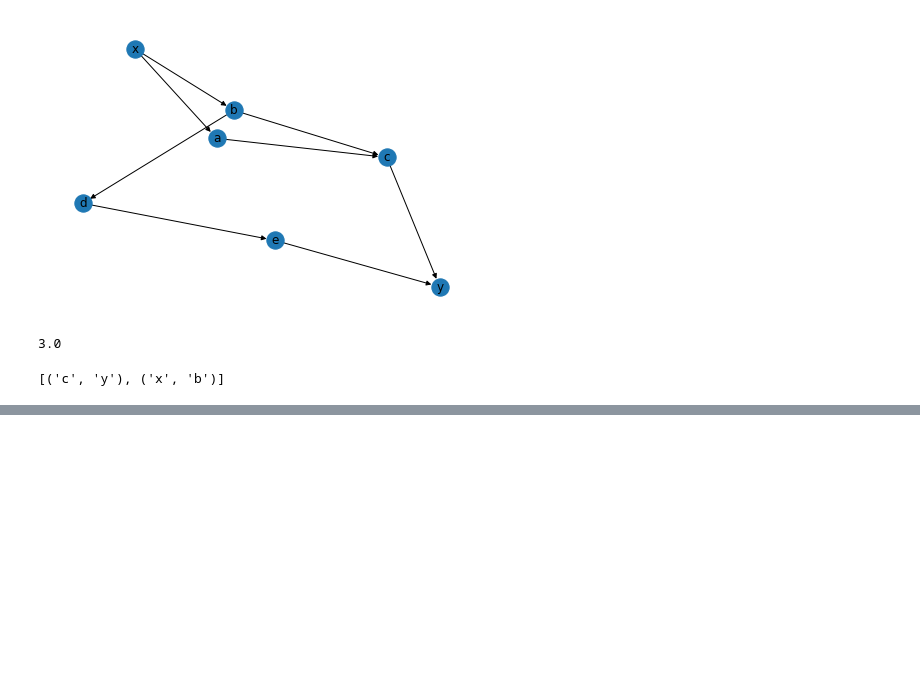
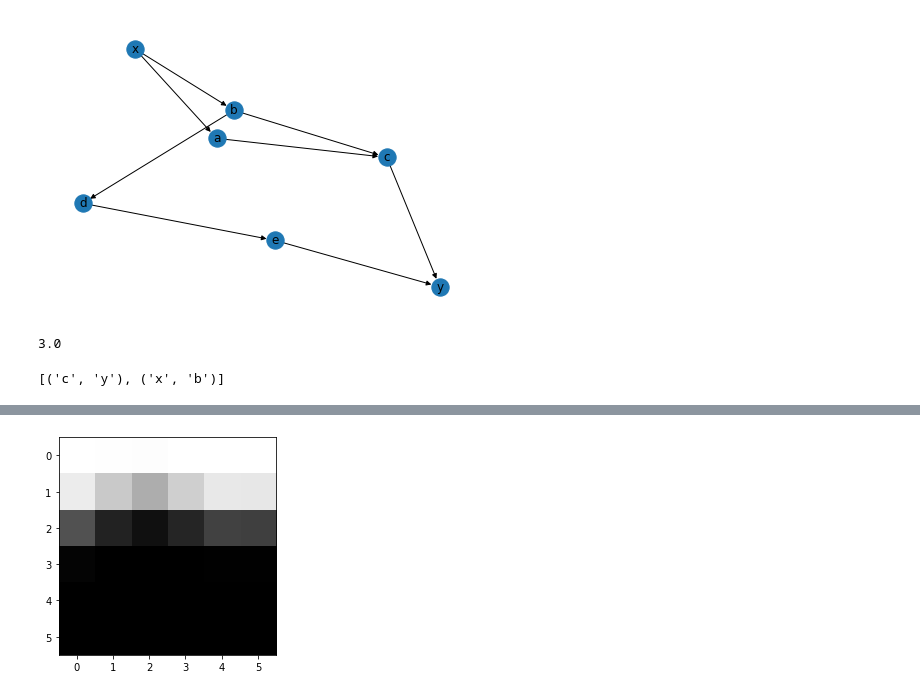
Before and after one commit to namhoangle/quantum-graph, a Jupyter notebook: qaoa.ipynb, the cells around one changed output, grey strips where cells are left out. Cells and saved outputs as stored; diff of their text form; code cells hidden in the pictures; blank space fills up the shorter version.

```diff
--- a/qaoa.ipynb
+++ b/qaoa.ipynb
@@ -282,0 +659,8 @@ print(sorted(cutset))
+# %%
+# resize img_med to 10x10
+from skimage.transform import resize
+img_med = resize(im_med, (6, 6), anti_aliasing=True)
+plt.imshow(img_med, cmap='binary')
+plt.show()
+# %% [output]
+[figure, added]
```
Also changed, not shown: parts of 40 cells of this notebook, 5 other files.
